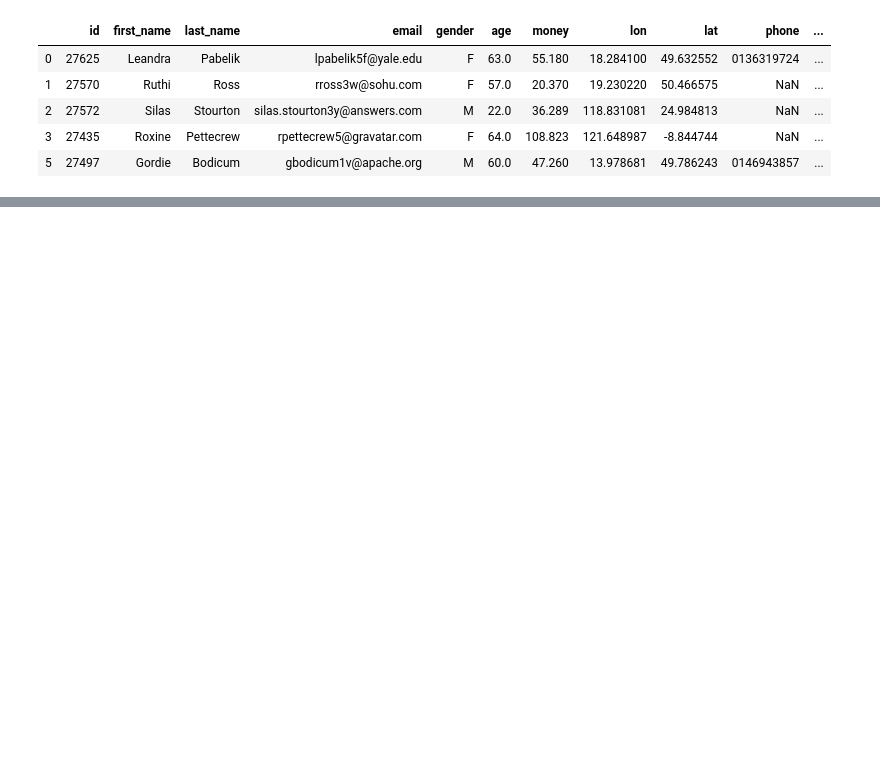
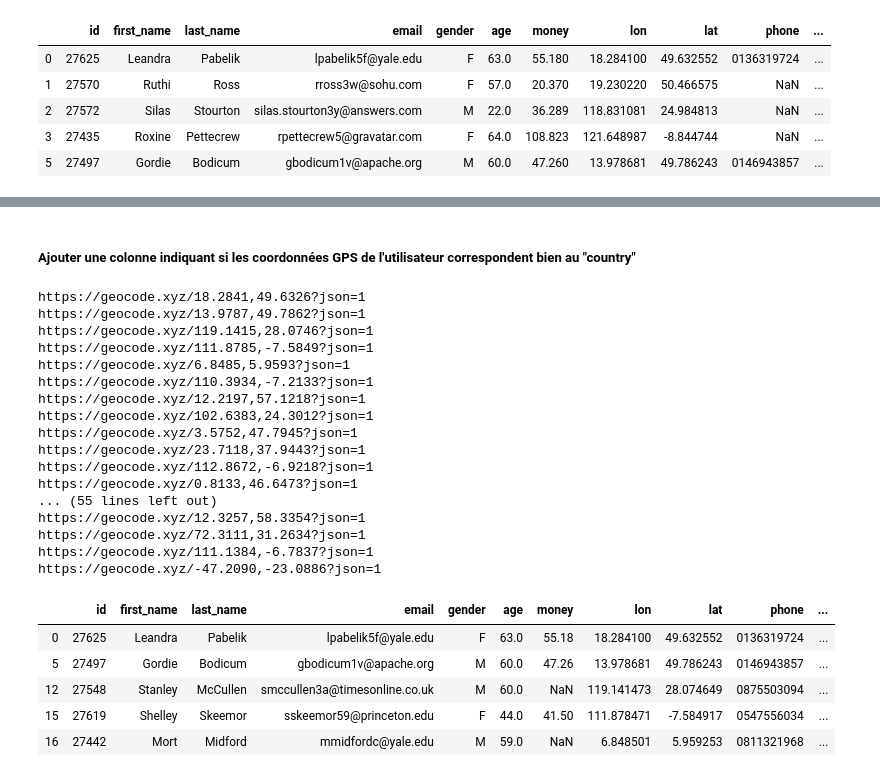
Before and after one commit to ms2020bgd/Thomas_Mensch, a Jupyter notebook: INFMDI721/lesson5/exo_cc.ipynb, the cells around one changed output, grey strips where cells are left out. Saved outputs shown, nothing was run; the diff lists cells and outputs as text; code cells hidden in the pictures; blank space fills up the shorter version.

```diff
--- a/INFMDI721/lesson5/exo_cc.ipynb
+++ b/INFMDI721/lesson5/exo_cc.ipynb
@@ -108,0 +136,46 @@ Name: phone, Length: 191, dtype: object
+# %% [markdown]
+##### Ajouter une colonne indiquant si les coordonnées GPS de l'utilisateur correspondent bien au "country"
+# %%
+# country of IP address
+
+
+def getCountryFromLonLat(x):
+
+    result = None
+    query = "https://geocode.xyz/{:.4f},{:.4f}?json=1".format(x[0], x[1])
+
+    json = requests.get(query).json()
+
+    if 'country' in json:
+        result = json['country']
+
+    return result
+
+
+df["countryGuess"] = df[['lon','lat']].apply(getCountryFromLonLat, axis=1)
+
+df.head()
+# %% [output]
+https://geocode.xyz/18.2841,49.6326?json=1
+https://geocode.xyz/13.9787,49.7862?json=1
+https://geocode.xyz/119.1415,28.0746?json=1
+https://geocode.xyz/111.8785,-7.5849?json=1
+https://geocode.xyz/6.8485,5.9593?json=1
+https://geocode.xyz/110.3934,-7.2133?json=1
+https://geocode.xyz/12.2197,57.1218?json=1
+https://geocode.xyz/102.6383,24.3012?json=1
+https://geocode.xyz/3.5752,47.7945?json=1
+https://geocode.xyz/23.7118,37.9443?json=1
+https://geocode.xyz/112.8672,-6.9218?json=1
+https://geocode.xyz/0.8133,46.6473?json=1
+... (55 lines left out)
+https://geocode.xyz/12.3257,58.3354?json=1
+https://geocode.xyz/72.3111,31.2634?json=1
+https://geocode.xyz/111.1384,-6.7837?json=1
+https://geocode.xyz/-47.2090,-23.0886?json=1
+|  | id | first_name | last_name | email | gender | age | money | lon | lat | phone | ... |
+| 0 | 27625 | Leandra | Pabelik | lpabelik5f@yale.edu | F | 63.0 | 55.18 | 18.284100 | 49.632552 | 0136319724 | ... |
+| 5 | 27497 | Gordie | Bodicum | gbodicum1v@apache.org | M | 60.0 | 47.26 | 13.978681 | 49.786243 | 0146943857 | ... |
+| 12 | 27548 | Stanley | McCullen | smccullen3a@timesonline.co.uk | M | 60.0 | NaN | 119.141473 | 28.074649 | 0875503094 | ... |
+| 15 | 27619 | Shelley | Skeemor | sskeemor59@princeton.edu | F | 44.0 | 41.50 | 111.878471 | -7.584917 | 0547556034 | ... |
+| 16 | 27442 | Mort | Midford | mmidfordc@yale.edu | M | 59.0 | NaN | 6.848501 | 5.959253 | 0811321968 | ... |
```
Also changed, not shown: parts of 11 cells of this notebook.
